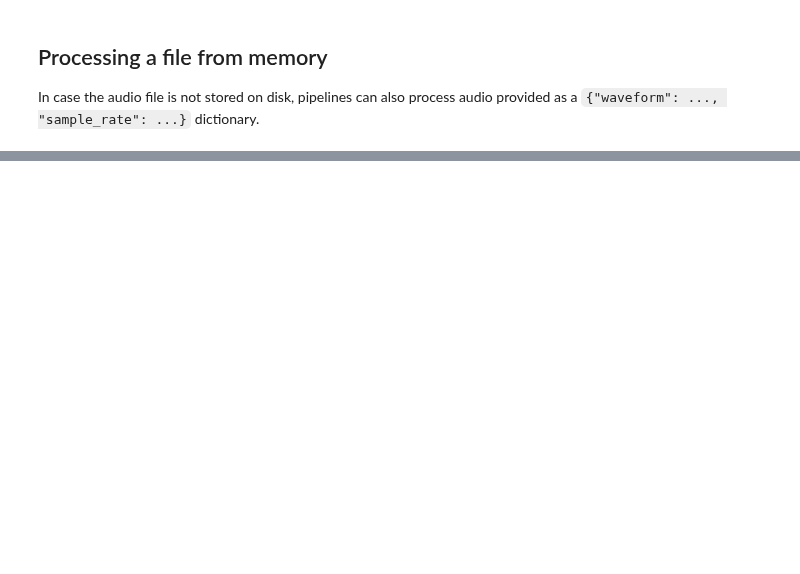
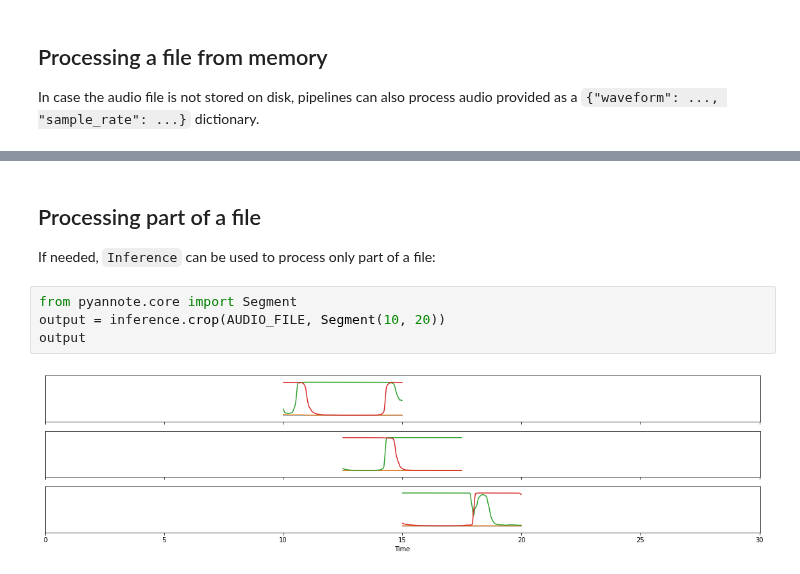
Before and after one commit to pyannote/pyannote-audio, a Jupyter notebook: tutorials/applying_a_model.ipynb, the cells around one changed output, grey strips where cells are left out. Cells and saved outputs as stored; diff of their text form; blank space fills up the shorter version.

```diff
--- a/tutorials/applying_a_model.ipynb
+++ b/tutorials/applying_a_model.ipynb
@@ -77,0 +105,10 @@ output
+# %% [markdown]
+## Processing part of a file
+
+If needed, `Inference` can be used to process only part of a file:
+# %%
+from pyannote.core import Segment
+output = inference.crop(AUDIO_FILE, Segment(10, 20))
+output
+# %% [output]
+[figure, added]
```
Also changed, not shown: parts of 20 cells of this notebook, 1 other file.
